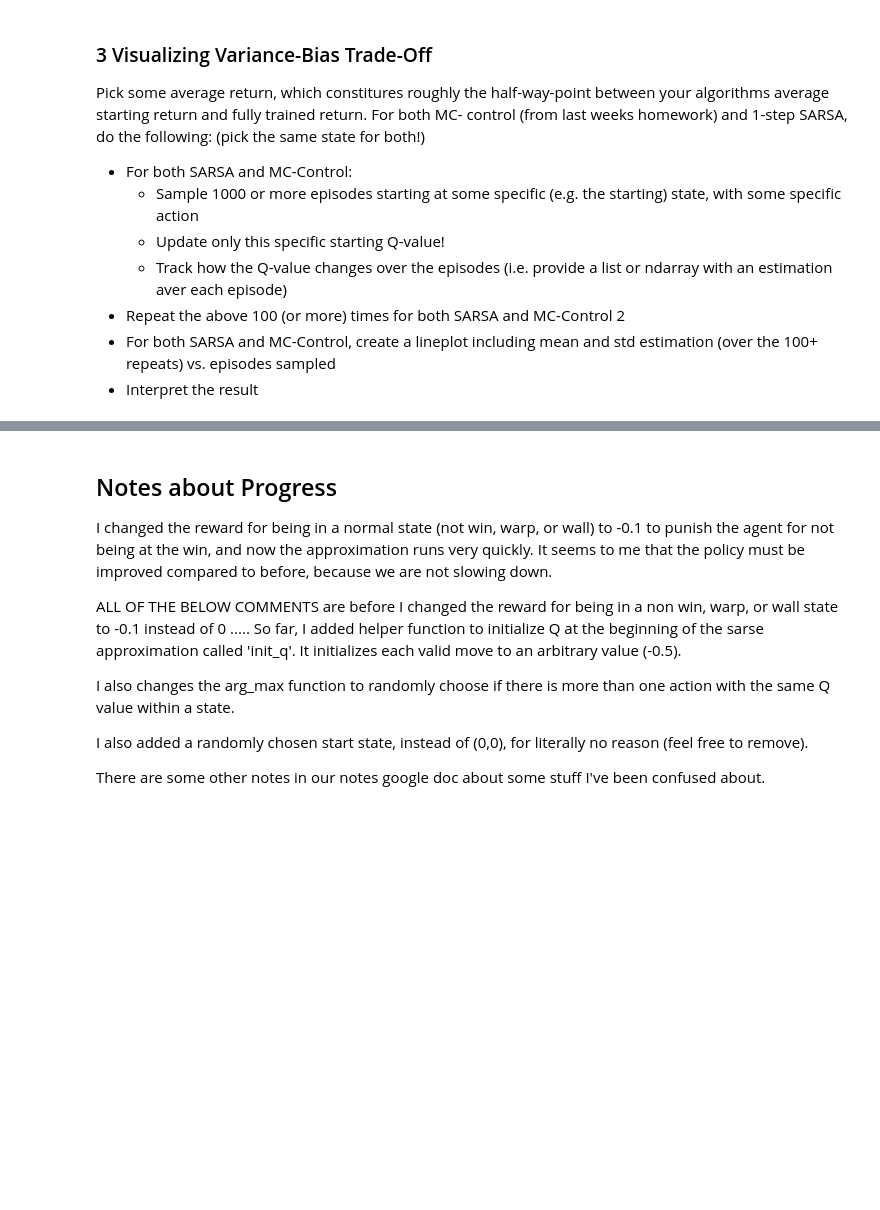
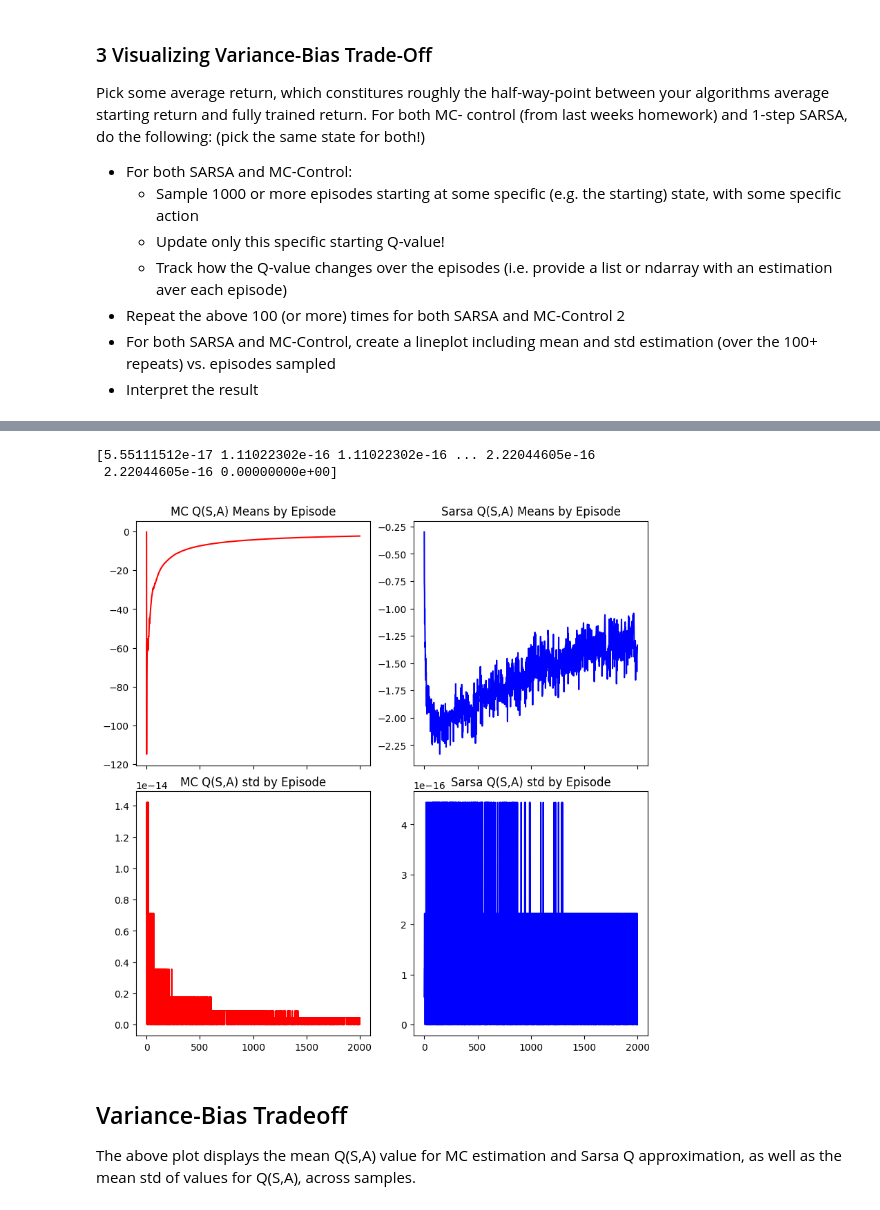
Before and after one commit to syntactic/DeepReinforcementLearning, a Jupyter notebook: Group9_HW3_solution.ipynb, the cells around one changed output, grey strips where cells are left out. Cells and saved outputs as stored; diff of their text form; code cells hidden in the pictures; blank space fills up the shorter version.

```diff
--- a/Group9_HW3_solution.ipynb
+++ b/Group9_HW3_solution.ipynb
@@ -640,14 +898,25 @@ Pick some average return, which constitures roughly the half-way-point between y
+# %%
+""" plots the mean return (first row) and mean std (second row) for each episode """
+fig, axs = plt.subplots(2,2,layout='constrained',sharex=True, figsize=(8,8))
+
+axs[0,0].plot(np.arange(num_episodes), mc_means_by_episode, color = 'red')
+axs[0,0].set_title("MC Q(S,A) Means by Episode")
+axs[0,1].plot(np.arange(num_episodes), sarsa_means_by_episode, color = 'blue')
+axs[0,1].set_title("Sarsa Q(S,A) Means by Episode")
+
+axs[1,0].plot(np.arange(num_episodes), mc_stds_by_episode, color = 'red')
+axs[1,0].set_title("MC Q(S,A) std by Episode")
+axs[1,1].plot(np.arange(num_episodes), sarsa_stds_by_episode, color = 'blue')
+axs[1,1].set_title("Sarsa Q(S,A) std by Episode")
+
+#axs[0,0].get_shared_y_axes().join(axs[0,0], axs[0,1])
+#axs[1,0].get_shared_y_axes().join(axs[1,0], axs[1,1])
+# %% [output]
+[5.55111512e-17 1.11022302e-16 1.11022302e-16 ... 2.22044605e-16
+ 2.22044605e-16 0.00000000e+00]
+[figure, added]
 # %% [markdown]
-Notes about Progress
+Variance-Bias Tradeoff
 ----
 
-I changed the reward for being in a normal state (not win, warp, or wall) to -0.1 to punish the agent for not being at the win, and now the approximation runs very quickly. It seems to me that the policy must be improved compared to before, because we are not slowing down.
-
-ALL OF THE BELOW COMMENTS are before I changed the reward for being in a non win, warp, or wall state to -0.1 instead of 0 .....
-So far, I added helper function to initialize Q at the beginning of the sarse approximation called 'init_q'. It initializes each valid move to an arbitrary value (-0.5).
-
-I also changes the arg_max function to randomly choose if there is more than one action with the same Q value within a state.
-
-I also added a randomly chosen start state, instead of (0,0), for literally no reason (feel free to remove).
-
-There are some other notes in our notes google doc about some stuff I've been confused about.
+The above plot displays the mean Q(S,A) value for MC estimation and Sarsa Q approximation, as well as the mean std of values for Q(S,A), across samples.
```
Also changed, not shown: parts of 7 cells of this notebook.
